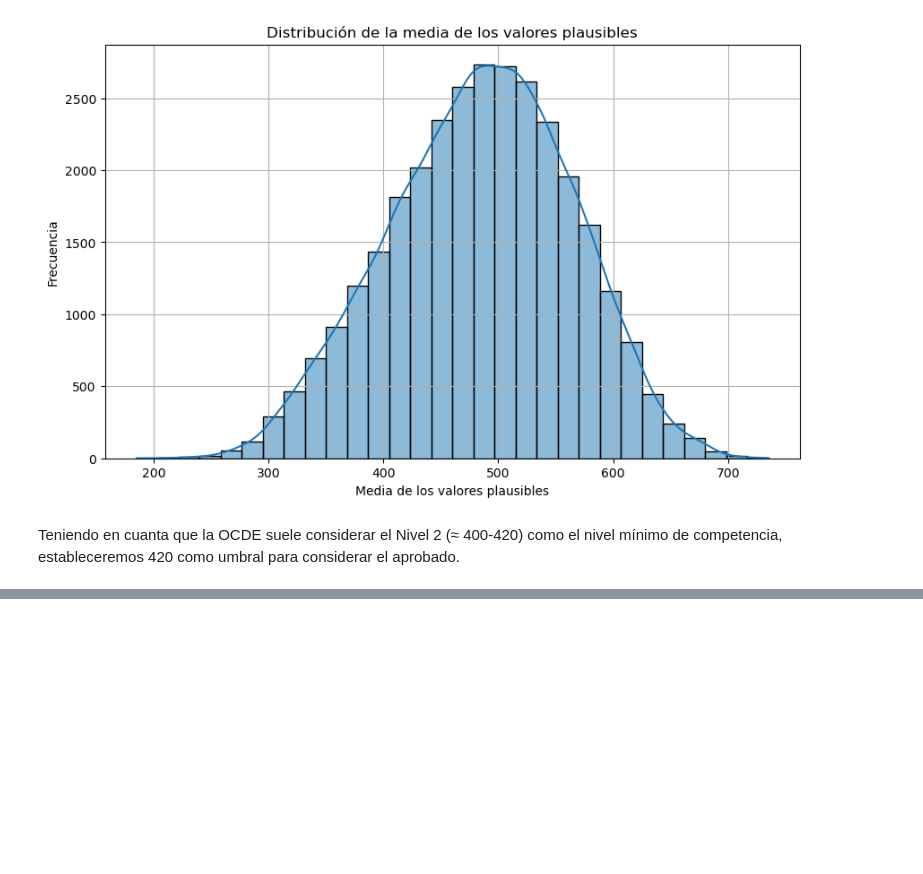
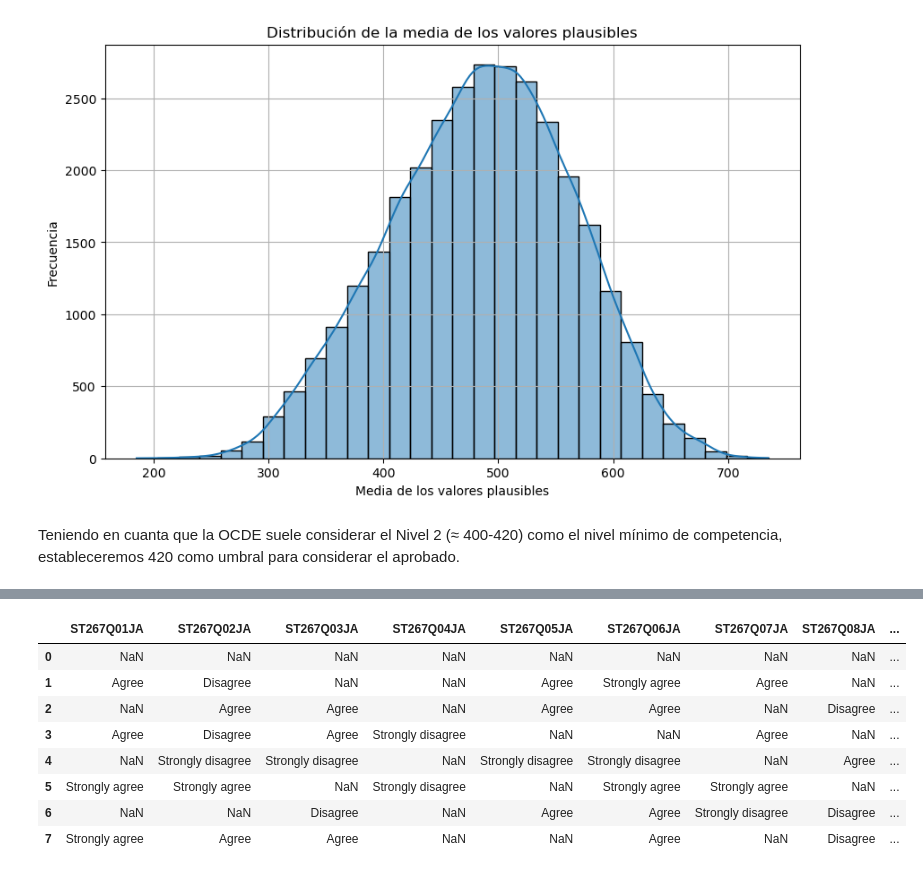
Before and after one commit to sara-fuentes/tfm_pisa_educacion, a Jupyter notebook: preprocesado_datos.ipynb, the cells around one changed output, grey strips where cells are left out. Cells and saved outputs as stored; diff of their text form; code cells hidden in the pictures; blank space fills up the shorter version.

```diff
--- a/preprocesado_datos.ipynb
+++ b/preprocesado_datos.ipynb
@@ -322,0 +479,12 @@ WB163Q08HA: Thinking about your parents or guardians, how often do they: Make me
+# %%
+df_students_clean.head(8)
+# %% [output]
+|  | ST267Q01JA | ST267Q02JA | ST267Q03JA | ST267Q04JA | ST267Q05JA | ST267Q06JA | ST267Q07JA | ST267Q08JA | ... |
+| 0 | NaN | NaN | NaN | NaN | NaN | NaN | NaN | NaN | ... |
+| 1 | Agree | Disagree | NaN | NaN | Agree | Strongly agree | Agree | NaN | ... |
+| 2 | NaN | Agree | Agree | NaN | Agree | Agree | NaN | Disagree | ... |
+| 3 | Agree | Disagree | Agree | Strongly disagree | NaN | NaN | Agree | NaN | ... |
+| 4 | NaN | Strongly disagree | Strongly disagree | NaN | Strongly disagree | Strongly disagree | NaN | Agree | ... |
+| 5 | Strongly agree | Strongly agree | NaN | Strongly disagree | NaN | Strongly agree | Strongly agree | NaN | ... |
+| 6 | NaN | NaN | Disagree | NaN | Agree | Agree | Strongly disagree | Disagree | ... |
+| 7 | Strongly agree | Agree | Agree | NaN | NaN | Agree | NaN | Disagree | ... |
```
Also changed, not shown: parts of 29 cells of this notebook, 1 other file.
